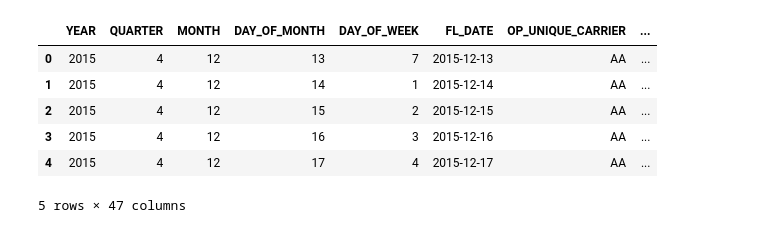
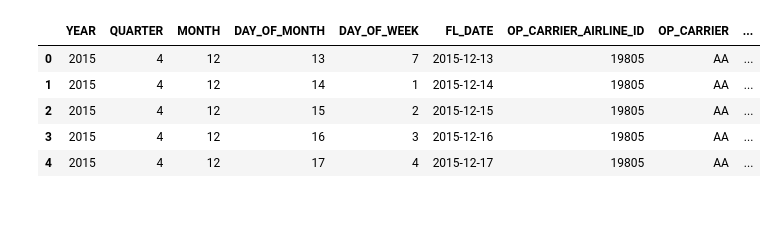
Before and after one commit to mallikarai/Predicting_Flight_Delays, a Jupyter notebook: Main.ipynb, the cells around one changed output. Saved outputs shown, nothing was run; the diff lists cells and outputs as text; code cells hidden in the pictures.

```diff
--- a/Main.ipynb
+++ b/Main.ipynb
@@ -47,0 +129,4 @@ memory usage: 2.1+ GB
+# %%
+variables_to_remove = ['OP_UNIQUE_CARRIER','CARRIER_DELAY', 'WEATHER_DELAY', 'NAS_DELAY',
+       'SECURITY_DELAY', 'LATE_AIRCRAFT_DELAY', 'Unnamed: 46','CANCELLED','DIVERTED','FLIGHTS']
+result_2015_to_2020 = result_2015_to_2020.drop(columns=variables_to_remove)
@@ -47,0 +167,11 @@ memory usage: 2.1+ GB
+# %%
+#df['SCHEDULED_DEPARTURE'] = create_flight_time(result_2015_to_2020, 'SCHEDULED_DEPARTURE')
+result_2015_to_2020['CRS_ARR_TIME'] = result_2015_to_2020['CRS_ARR_TIME'].apply(format_heure)
+result_2015_to_2020['ARR_TIME'] = result_2015_to_2020['ARR_TIME'].apply(format_heure)
+result_2015_to_2020['CRS_DEP_TIME'] = result_2015_to_2020['CRS_DEP_TIME'].apply(format_heure)
+result_2015_to_2020['DEP_TIME'] = result_2015_to_2020['DEP_TIME'].apply(format_heure)
+# %%
+'''
+result_2015_to_2020['DEP_TIME'] = result_2015_to_2020['DEP_TIME'].astype(int)
+result_2015_to_2020['ARR_TIME'] = result_2015_to_2020['ARR_TIME'].astype(int)
+'''
@@ -47,0 +193,23 @@ memory usage: 2.1+ GB
+# %%
+#_____________________________________________
+# Function that define how delays are grouped
+delay_type = lambda x:((0,1)[x > 5],2)[x > 45]
+result_2015_to_2020['DELAY_LEVEL'] = result_2015_to_2020['DEP_DELAY_NEW'].apply(delay_type)
+#____________________________________________________
+fig = plt.figure(1, figsize=(10,7))
+ax = sns.countplot(y="OP_CARRIER", hue='DELAY_LEVEL', data=result_2015_to_2020)
+#____________________________________________________________________________________
+# We replace the abbreviations by the full names of the companies and set the labels
+labels = [abbr_companies[item.get_text()] for item in ax.get_yticklabels()]
+ax.set_yticklabels(labels)
+plt.setp(ax.get_xticklabels(), fontsize=12, weight = 'normal', rotation = 0);
+plt.setp(ax.get_yticklabels(), fontsize=12, weight = 'bold', rotation = 0);
+ax.yaxis.label.set_visible(False)
+plt.xlabel('Flight count', fontsize=16, weight = 'bold', labelpad=10)
+#________________
+# Set the legend
+L = plt.legend()
+L.get_texts()[0].set_text('on time (delay < 5 min)')
+L.get_texts()[1].set_text('small delay (5 < delay < 45 min)')
+L.get_texts()[2].set_text('large delay (delay > 45 min)')
+plt.show()
@@ -48,10 +218,9 @@ memory usage: 2.1+ GB
 # %%
-result.head()
+result_2015_to_2020.head()
 # %% [output]
-|  | YEAR | QUARTER | MONTH | DAY_OF_MONTH | DAY_OF_WEEK | FL_DATE | OP_UNIQUE_CARRIER | ... |
-| 0 | 2015 | 4 | 12 | 13 | 7 | 2015-12-13 | AA | ... |
-| 1 | 2015 | 4 | 12 | 14 | 1 | 2015-12-14 | AA | ... |
-| 2 | 2015 | 4 | 12 | 15 | 2 | 2015-12-15 | AA | ... |
-| 3 | 2015 | 4 | 12 | 16 | 3 | 2015-12-16 | AA | ... |
-| 4 | 2015 | 4 | 12 | 17 | 4 | 2015-12-17 | AA | ... |
+|  | YEAR | QUARTER | MONTH | DAY_OF_MONTH | DAY_OF_WEEK | FL_DATE | OP_CARRIER_AIRLINE_ID | OP_CARRIER | ... |
+| 0 | 2015 | 4 | 12 | 13 | 7 | 2015-12-13 | 19805 | AA | ... |
+| 1 | 2015 | 4 | 12 | 14 | 1 | 2015-12-14 | 19805 | AA | ... |
+| 2 | 2015 | 4 | 12 | 15 | 2 | 2015-12-15 | 19805 | AA | ... |
+| 3 | 2015 | 4 | 12 | 16 | 3 | 2015-12-16 | 19805 | AA | ... |
+| 4 | 2015 | 4 | 12 | 17 | 4 | 2015-12-17 | 19805 | AA | ... |
-5 rows × 47 columns
```
Also changed, not shown: parts of 31 cells of this notebook.
